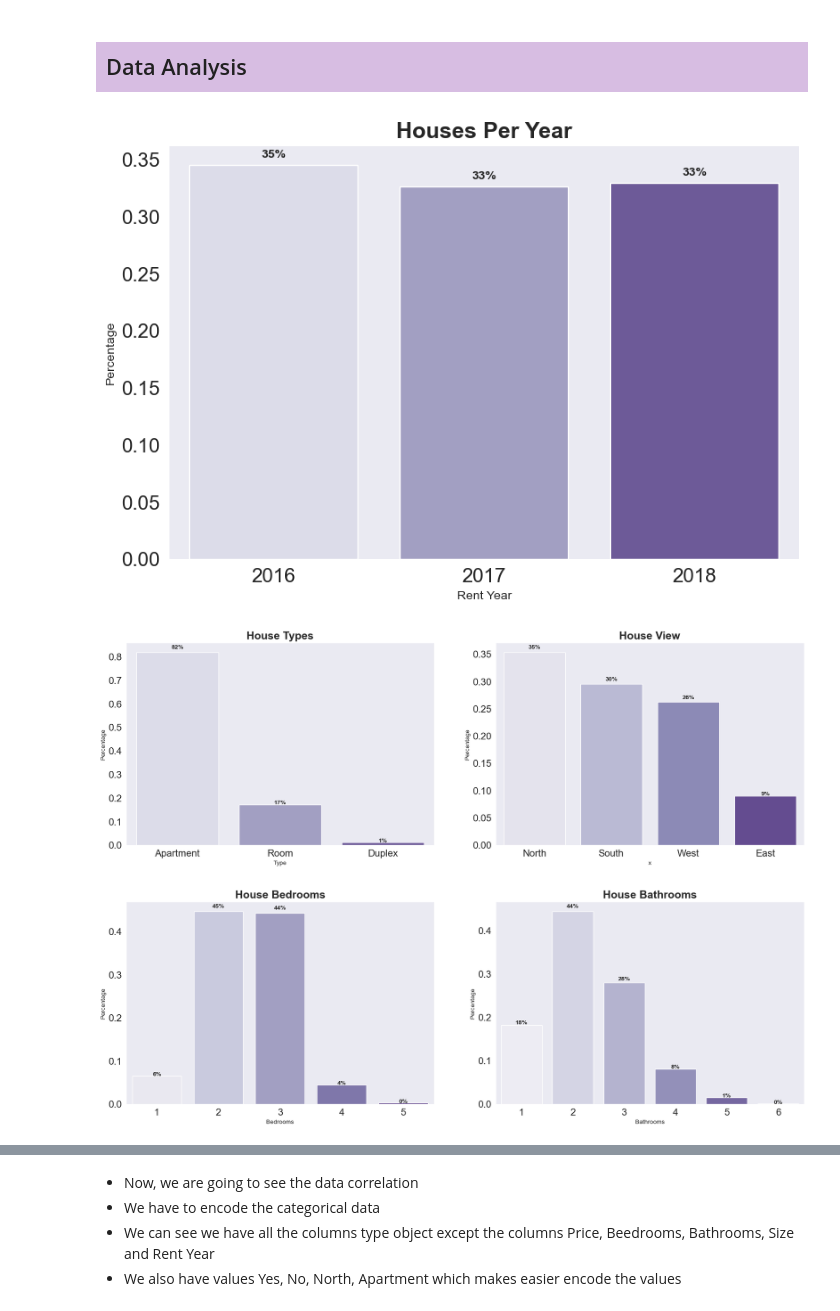
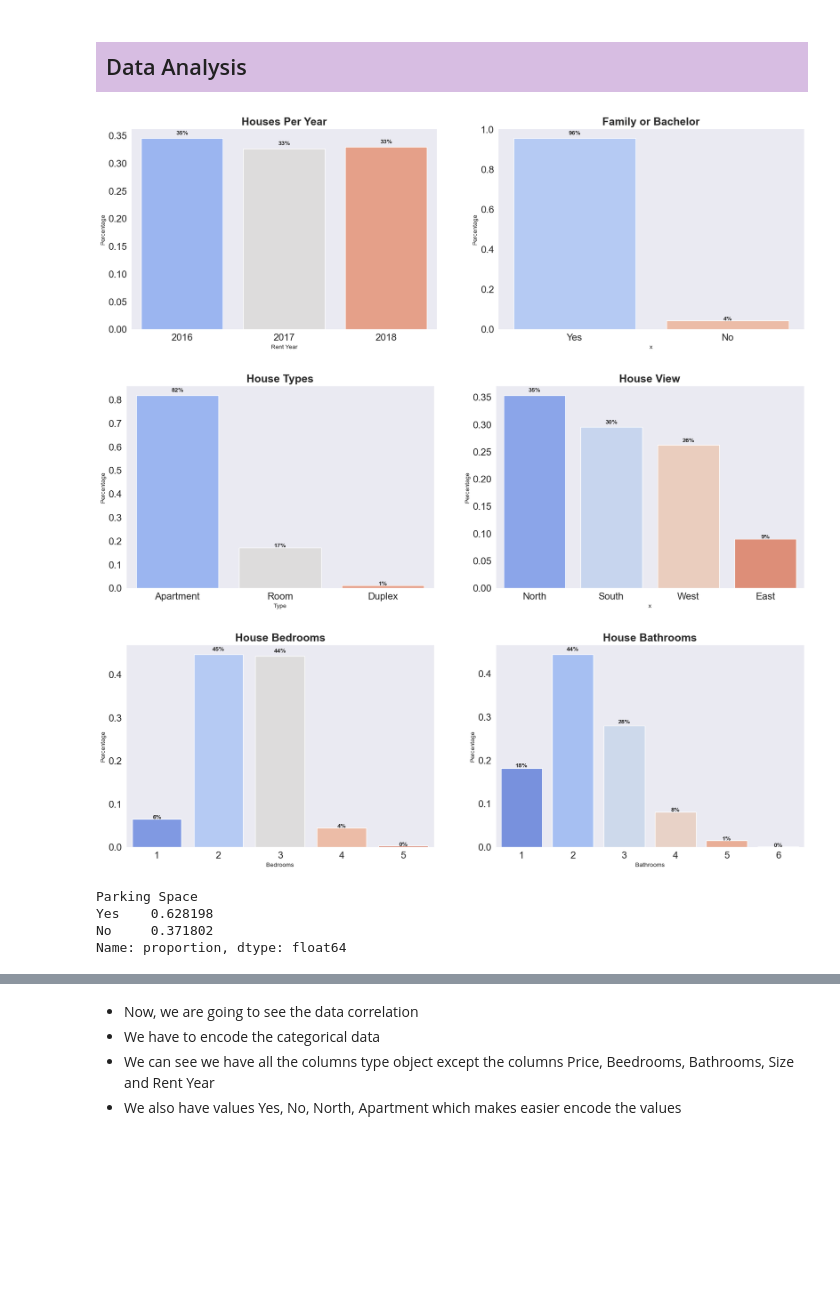
Before and after one commit to jhonnovax/House-Price-Prediction, a Jupyter notebook: house-price-prediction.ipynb, the cells around one changed output, grey strips where cells are left out. Saved outputs shown, nothing was run; the diff lists cells and outputs as text; code cells hidden in the pictures; blank space fills up the shorter version.

Commit message:
Added analysis with train data

```diff
--- a/house-price-prediction.ipynb
+++ b/house-price-prediction.ipynb
@@ -165,3 +169,4 @@ df['City'].replace([' Dhaka'], 'Dhaka', inplace = True)
 df['View'].replace(['west'], 'West', inplace = True)
 df = df.drop(df[df['City'] != 'Dhaka'].index)
 df = df.drop(df[df['Type'] == 'd'].index)
+df.drop(columns=['City'], inplace = True)
@@ -170,9 +172,0 @@ df = df.drop(df[df['Type'] == 'd'].index)
-# %%
-sns.set_style('dark')
-color = ['grey','grey','grey','grey','grey','grey','grey','grey','grey','grey','grey','grey', 'grey','grey','grey','grey', 'grey']
-msno.bar(df,fontsize =14, color = color, sort = 'descending', figsize = (15,10))
-
-plt.text(0.1,1.15,'House Dataset: Null Values', {'font':'serif', 'size':20, 'weight':'bold'})
-plt.xticks( rotation = 90, **{'font':'serif','size':14,'weight':'bold','horizontalalignment': 'center'},alpha = 0.8)
-
-plt.show()
@@ -183,26 +175,38 @@ plt.show()
 # %%
 plt.figure(figsize = (20,6))
 plt.subplot(1,2,1)
 eda_percentage = df['Rent Year'].value_counts(normalize = True).rename_axis('Rent Year').reset_index(name = 'Percentage')
-ax = sns.barplot(x = 'Rent Year', y = 'Percentage', data = eda_percentage, palette = 'Purples')
+ax = sns.barplot(x = 'Rent Year', y = 'Percentage', data = eda_percentage, palette = 'coolwarm')
 for p in ax.patches:
     width = p.get_width()
     height = p.get_height()
     x, y = p.get_xy()
     ax.annotate(f'{height:.0%}', (x + width/2, y + height*1.02), ha='center', fontweight='bold')
 
 plt.title('Houses Per Year', fontsize=18, fontweight='bold')
 plt.xticks(fontsize=16)
 plt.yticks(fontsize=16)
 
+plt.subplot(1,2,2)
+eda_percentage = df['Family or Bachelor'].value_counts(normalize = True).rename_axis('x').reset_index(name = 'Percentage')
+ax = sns.barplot(x = 'x', y = 'Percentage', data = eda_percentage, palette='coolwarm')
+for p in ax.patches:
+    width = p.get_width()
+    height = p.get_height()
+    x, y = p.get_xy()
+    ax.annotate(f'{height:.0%}', (x + width/2, y + height*1.02), ha='center', fontweight='bold')
+plt.title('Family or Bachelor', fontsize=18, fontweight='bold')
+plt.xticks(fontsize=16)
+plt.yticks(fontsize=16)
+
 plt.show()
 # %% [output]
-[figure, old version]
+[figure, new version]
 # %%
 plt.figure(figsize = (20,6))
 plt.subplot(1,2,1)
 eda_percentage = df['Type'].value_counts(normalize = True).rename_axis('Type').reset_index(name = 'Percentage')
-ax = sns.barplot(x = 'Type', y = 'Percentage', data = eda_percentage, palette = 'Purples')
+ax = sns.barplot(x = 'Type', y = 'Percentage', data = eda_percentage, palette = 'coolwarm')
 for p in ax.patches:
     width = p.get_width()
     height = p.get_height()
@@ -214,26 +218,25 @@ plt.yticks(fontsize=16)
 
 plt.subplot(1,2,2)
 eda_percentage = df['View'].value_counts(normalize = True).rename_axis('x').reset_index(name = 'Percentage')
-ax = sns.barplot(x = 'x', y = 'Percentage', data = eda_percentage, palette = 'Purples')
+ax = sns.barplot(x = 'x', y = 'Percentage', data = eda_percentage, palette = 'coolwarm')
 for p in ax.patches:
     width = p.get_width()
     height = p.get_height()
     x, y = p.get_xy()
     ax.annotate(f'{height:.0%}', (x + width/2, y + height*1.02), ha='center', fontweight='bold')
-
 plt.title('House View', fontsize=18, fontweight='bold')
 plt.xticks(fontsize=16)
 plt.yticks(fontsize=16)
 
 plt.show()
 # %% [output]
-[figure, old version]
+[figure, new version]
 # %%
 plt.figure(figsize = (20,6))
 
 plt.subplot(1,2,1)
 eda_percentage = df['Bedrooms'].value_counts(normalize = True).rename_axis('Bedrooms').reset_index(name = 'Percentage')
-ax = sns.barplot(x = 'Bedrooms', y = 'Percentage', data = eda_percentage, palette = 'Purples')
+ax = sns.barplot(x = 'Bedrooms', y = 'Percentage', data = eda_percentage, palette = 'coolwarm')
 for p in ax.patches:
     width = p.get_width()
     height = p.get_height()
@@ -245,7 +248,7 @@ plt.yticks(fontsize=16)
 
 plt.subplot(1,2,2)
 eda_percentage = df['Bathrooms'].value_counts(normalize = True).rename_axis('Bathrooms').reset_index(name = 'Percentage')
-ax = sns.barplot(x = 'Bathrooms', y = 'Percentage', data = eda_percentage, palette = 'Purples')
+ax = sns.barplot(x = 'Bathrooms', y = 'Percentage', data = eda_percentage, palette = 'coolwarm')
 for p in ax.patches:
     width = p.get_width()
     height = p.get_height()
@@ -257,4 +260,11 @@ plt.yticks(fontsize=16)
 
 plt.show()
 # %% [output]
-[figure, old version]
+[figure, new version]
+# %%
+df['Parking Space'].value_counts(normalize = True)
+# %% [output]
+Parking Space
+Yes    0.628198
+No     0.371802
+Name: proportion, dtype: float64
```
Also changed, not shown: parts of 33 cells of this notebook.
